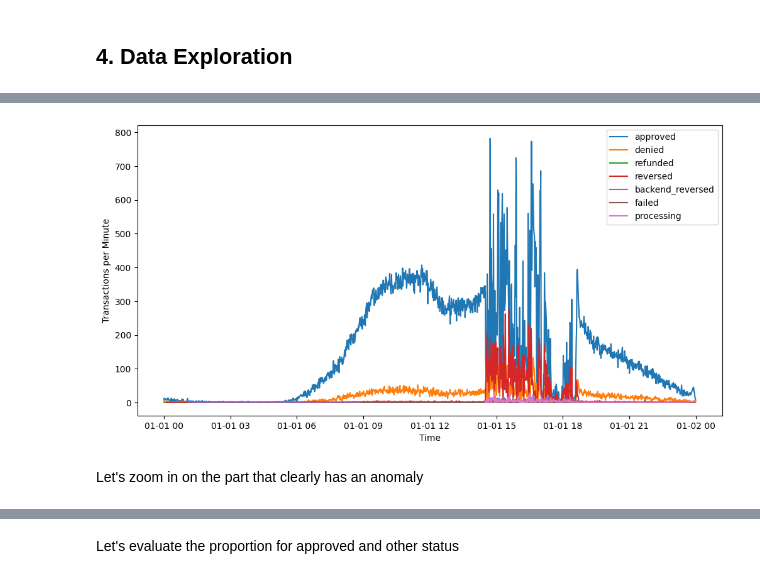
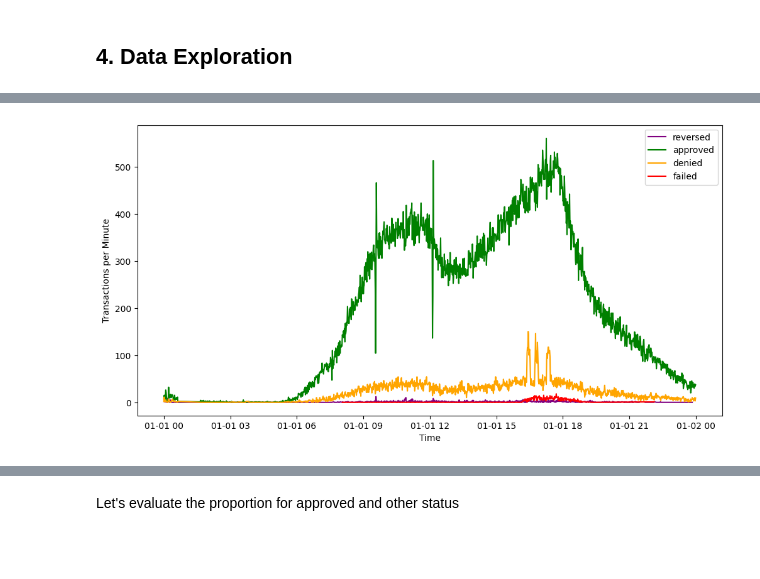
Before and after one commit to pedronatanaelfs/monitoring-test-case, a Jupyter notebook: Notebooks/anomaly_analysis.ipynb, the cells around one changed output, grey strips where cells are left out. Drawn from its saved outputs; the diff is of its cells as text; code cells hidden in the pictures; blank space fills up the shorter version.

```diff
--- a/Notebooks/anomaly_analysis.ipynb
+++ b/Notebooks/anomaly_analysis.ipynb
@@ -9,7 +9,7 @@ import numpy as np
 # %% [markdown]
 ## 2. Loading Data
 # %%
-data = pd.read_csv('../data/Transactions/transactions_1.csv')
+data_1 = pd.read_csv('../data/Transactions/transactions_1.csv')
 
-print(data.head())
+data_1.head()
 # %% [output]
@@ -21,0 +22,4 @@ print(data.head())
+# %%
+data_2 = pd.read_csv('../data/Transactions/transactions_2.csv')
+
+data_2.head()
@@ -42,0 +35,8 @@ data
+# %%
+# Convert the 'time' column to datetime format
+data_1['time'] = pd.to_datetime(data_1['time'], format='%Hh %M')
+data_2['time'] = pd.to_datetime(data_2['time'], format='%Hh %M')
+
+# Create a numeric column for status for machine learning model
+data_1['status_num'] = data_1['status'].astype('category').cat.codes
+data_2['status_num'] = data_2['status'].astype('category').cat.codes
@@ -43,2 +61,19 @@ data
 # %% [markdown]
 ## 4. Data Exploration
+# %%
+# Defining colors for status
+colors = {'approved': 'green', 'denied': 'orange', 'failed': 'red', 'reversed': 'purple'}
+
+# View transaction graph per minute for each status on data 1
+plt.figure(figsize=(12, 6))
+for status in data_1['status'].unique():
+    if status in colors:
+        plt.plot(data_1[data_1['status'] == status]['time'],
+                 data_1[data_1['status'] == status]['f0_'],
+                 label=status,
+                 color=colors[status])
+
+plt.xlabel('Time')
+plt.ylabel('Transactions per Minute')
+plt.legend()
+plt.show()
@@ -45,14 +82,16 @@ data
 # %%
-# View transaction graph per minute for each status
+# View transaction graph per minute for each status on data 2
 plt.figure(figsize=(12, 6))
-for status in data['status'].unique():
-    plt.plot(data[data['status'] == status]['time'], data[data['status'] == status]['f0_'], label=status)
+for status in data_2['status'].unique():
+    if status in colors:
+        plt.plot(data_2[data_2['status'] == status]['time'],
+                 data_2[data_2['status'] == status]['count'],
+                 label=status,
+                 color=colors[status])
 
 plt.xlabel('Time')
 plt.ylabel('Transactions per Minute')
 plt.legend()
 plt.show()
 # %% [output]
-[figure, old version]
+[figure, new version]
-# %% [markdown]
-Let's zoom in on the part that clearly has an anomaly
```
Also changed, not shown: parts of 13 cells of this notebook, 14 other files.
